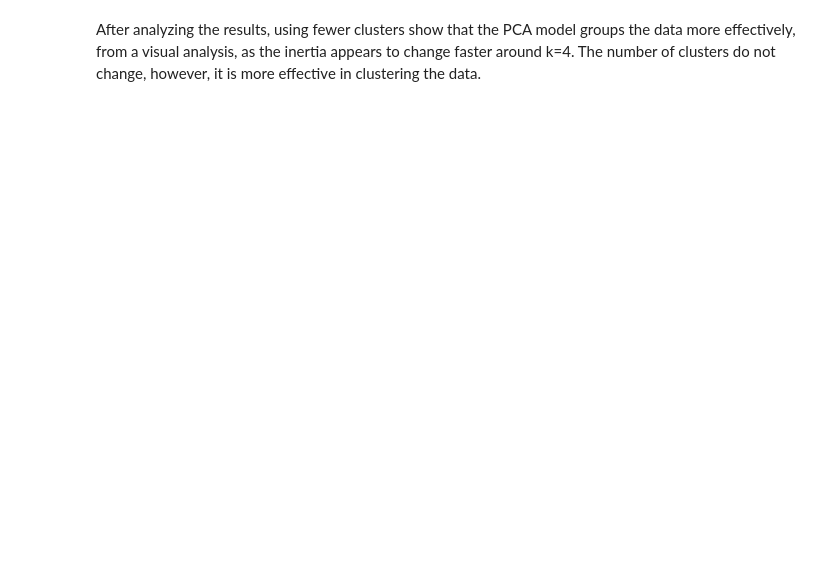
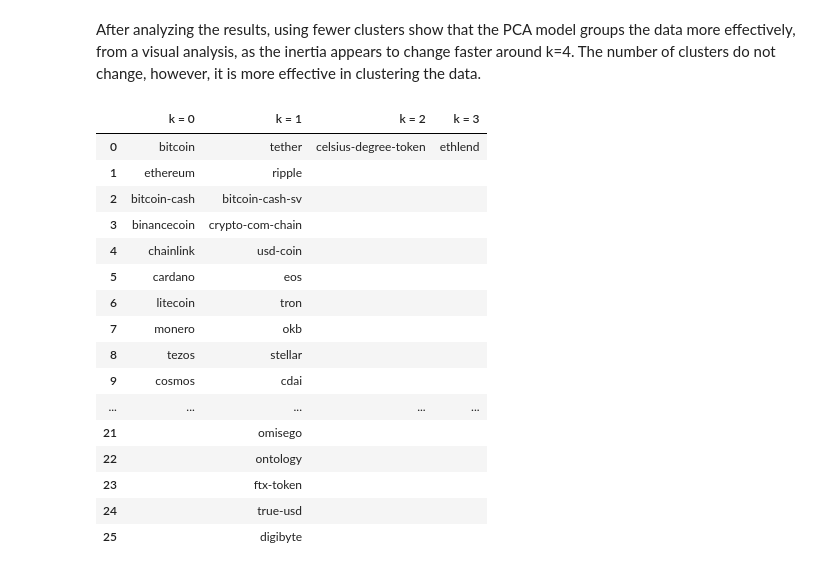
Before and after one commit to alisonands/CryptoClustering, a Jupyter notebook: CryptoClustering.ipynb, the cells around one changed output. Cells and saved outputs as stored; diff of their text form; code cells hidden in the pictures; blank space fills up the shorter version.

```diff
--- a/CryptoClustering.ipynb
+++ b/CryptoClustering.ipynb
@@ -220,2 +237,35 @@ Text(0, 0.5, 'Inertia')
 # %% [markdown]
 After analyzing the results, using fewer clusters show that the PCA model groups the data more effectively, from a visual analysis, as the inertia appears to change faster around k=4. The number of clusters do not change, however, it is more effective in clustering the data.
+# %%
+# creating DataFrame to store separated k values
+clustered_df = pd.DataFrame(columns = ['k = 0', 'k = 1', 'k = 2', 'k = 3'], index=list(range(0, 26)))
+
+# appending coin_id to k values to see the groups
+for i in range(0, 4):
+    k_val = final_pca_df[final_pca_df['k_val'] == i].index
+    for j, k in enumerate(k_val):
+        clustered_df['k = ' + str(i)][j] = k
+
+# cleaning
+clustered_df[clustered_df.isna()] = ''
+
+# display
+clustered_df
+# %% [output]
+|  | k = 0 | k = 1 | k = 2 | k = 3 |
+| 0 | bitcoin | tether | celsius-degree-token | ethlend |
+| 1 | ethereum | ripple |  |  |
+| 2 | bitcoin-cash | bitcoin-cash-sv |  |  |
+| 3 | binancecoin | crypto-com-chain |  |  |
+| 4 | chainlink | usd-coin |  |  |
+| 5 | cardano | eos |  |  |
+| 6 | litecoin | tron |  |  |
+| 7 | monero | okb |  |  |
+| 8 | tezos | stellar |  |  |
+| 9 | cosmos | cdai |  |  |
+| ... | ... | ... | ... | ... |
+| 21 |  | omisego |  |  |
+| 22 |  | ontology |  |  |
+| 23 |  | ftx-token |  |  |
+| 24 |  | true-usd |  |  |
+| 25 |  | digibyte |  |  |
```
Also changed, not shown: parts of 10 cells of this notebook.
